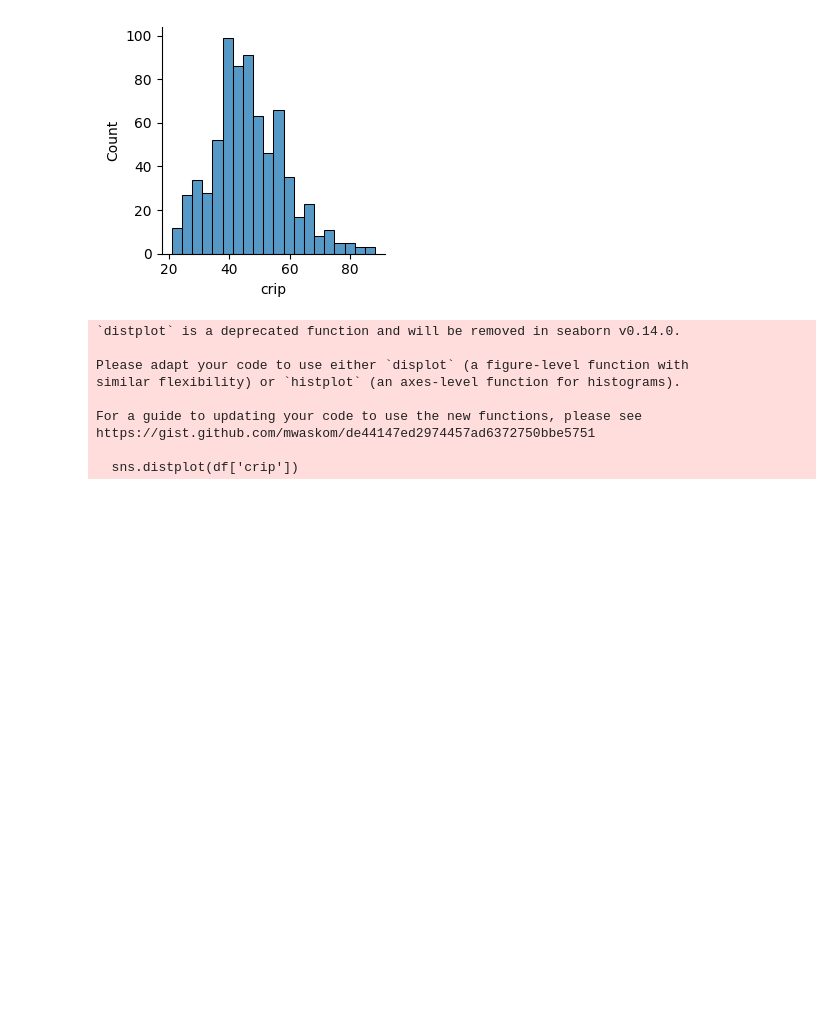
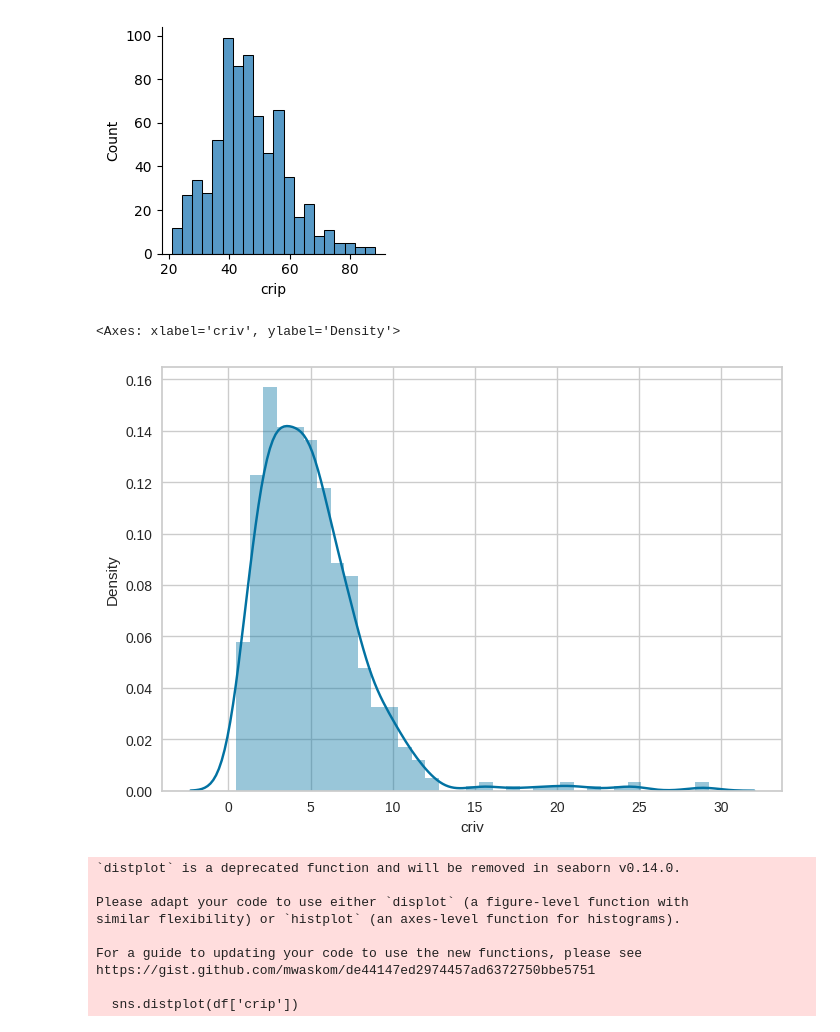
Before and after one commit to midhun2708/EDA-Th, a Jupyter notebook: 21BDS0063.ipynb, the cells around one changed output. Cells and saved outputs as stored; diff of their text form; code cells hidden in the pictures; blank space fills up the shorter version.

```diff
--- a/21BDS0063.ipynb
+++ b/21BDS0063.ipynb
@@ -549,6 +556,11 @@ sns.FacetGrid(df).map(sns.histplot,"crip").add_legend()
 # %% [output]
 <seaborn.axisgrid.FacetGrid at 0x...>
 [figure]
+# %%
+sns.distplot(df['criv'])
+# %% [output]
+<Axes: xlabel='criv', ylabel='Density'>
+[figure, added]
 # %%
 sns.distplot(df['crip'])
 # %% [output]
```
Also changed, not shown: parts of 9 cells of this notebook.
